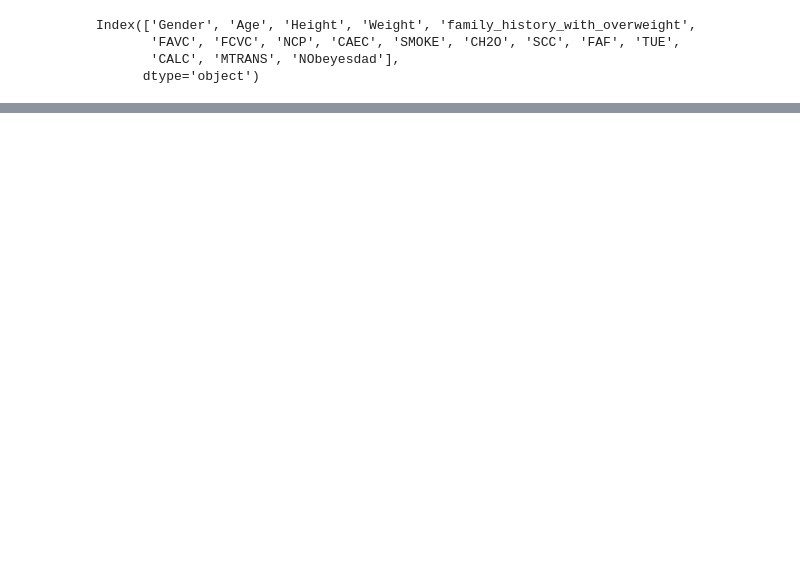
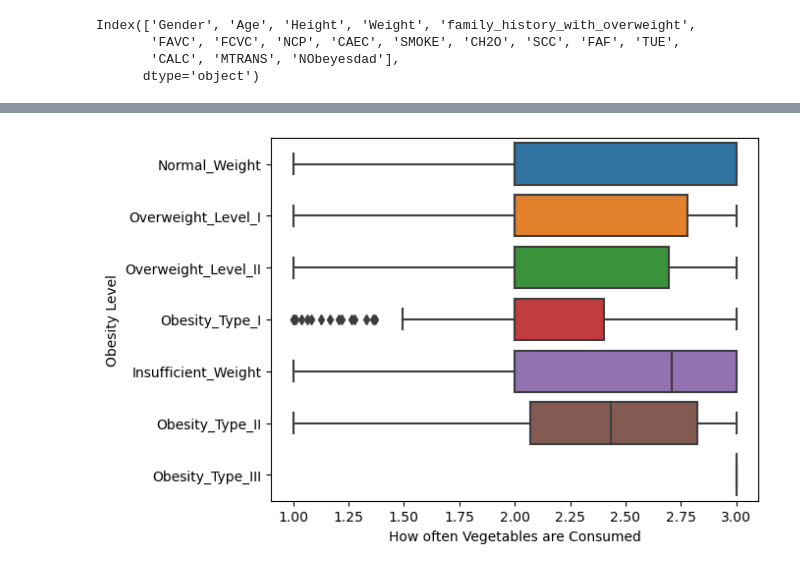
Before and after one commit to seema469/Team3Project_AAI_500, a Jupyter notebook: Final-Project-Report-Team-Number-3.ipynb, the cells around one changed output, grey strips where cells are left out. Cells and saved outputs as stored; diff of their text form; code cells hidden in the pictures; blank space fills up the shorter version.

```diff
--- a/Final-Project-Report-Team-Number-3.ipynb
+++ b/Final-Project-Report-Team-Number-3.ipynb
@@ -30,0 +50,7 @@ obesity_df.tail()
+# %%
+sns.boxplot(x='FCVC', y='NObeyesdad', data=obesity_df, orient='h')
+plt.xlabel('How often Vegetables are Consumed')
+plt.ylabel('Obesity Level')
+plt.show()
+# %% [output]
+[figure, added]
```
Also changed, not shown: parts of 9 cells of this notebook.
